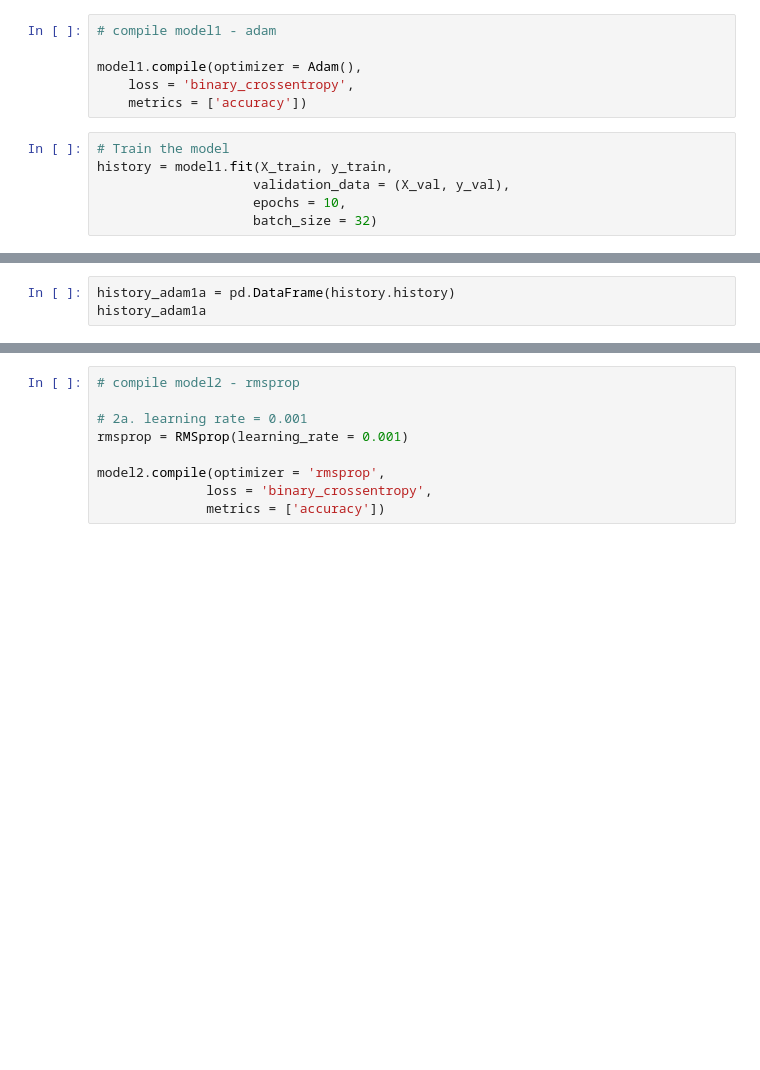
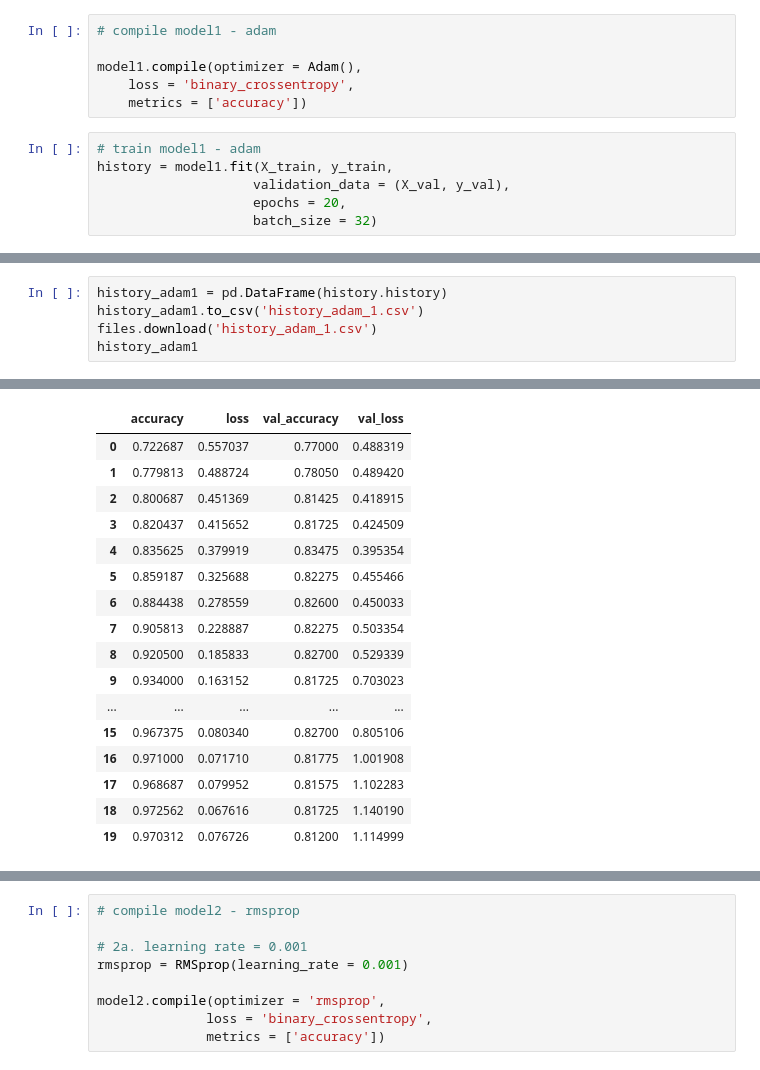
Before and after one commit to FleaBusyBeeBergs/dtsa5511-cnn-cancer-detection, a Jupyter notebook: cnn-cancer-detection.ipynb, the cells around one changed output, grey strips where cells are left out. Drawn from its saved outputs; the diff is of its cells as text; blank space fills up the shorter version.

```diff
--- a/cnn-cancer-detection.ipynb
+++ b/cnn-cancer-detection.ipynb
@@ -361,9 +387,9 @@ model1.compile(optimizer = Adam(),
     loss = 'binary_crossentropy',
     metrics = ['accuracy'])
 # %%
-# Train the model
+# train model1 - adam
 history = model1.fit(X_train, y_train,
                     validation_data = (X_val, y_val),
-                    epochs = 10,
+                    epochs = 20,
                     batch_size = 32)
 # %% [output]
@@ -390,3 +413,6 @@ Epoch 10/10
-# %%
-history_adam1a = pd.DataFrame(history.history)
-history_adam1a
+# %%
+history_adam1 = pd.DataFrame(history.history)
+history_adam1.to_csv('history_adam_1.csv')
+files.download('history_adam_1.csv')
+history_adam1
+# %% [output]
@@ -393,3 +421,20 @@ history_adam1a
+|  | accuracy | loss | val_accuracy | val_loss |
+| 0 | 0.722687 | 0.557037 | 0.77000 | 0.488319 |
+| 1 | 0.779813 | 0.488724 | 0.78050 | 0.489420 |
+| 2 | 0.800687 | 0.451369 | 0.81425 | 0.418915 |
+| 3 | 0.820437 | 0.415652 | 0.81725 | 0.424509 |
+| 4 | 0.835625 | 0.379919 | 0.83475 | 0.395354 |
+| 5 | 0.859187 | 0.325688 | 0.82275 | 0.455466 |
+| 6 | 0.884438 | 0.278559 | 0.82600 | 0.450033 |
+| 7 | 0.905813 | 0.228887 | 0.82275 | 0.503354 |
+| 8 | 0.920500 | 0.185833 | 0.82700 | 0.529339 |
+| 9 | 0.934000 | 0.163152 | 0.81725 | 0.703023 |
+| ... | ... | ... | ... | ... |
+| 15 | 0.967375 | 0.080340 | 0.82700 | 0.805106 |
+| 16 | 0.971000 | 0.071710 | 0.81775 | 1.001908 |
+| 17 | 0.968687 | 0.079952 | 0.81575 | 1.102283 |
+| 18 | 0.972562 | 0.067616 | 0.81725 | 1.140190 |
+| 19 | 0.970312 | 0.076726 | 0.81200 | 1.114999 |
 # %%
 model2 = Sequential()
 pool_size = (2, 2)
```
Also changed, not shown: parts of 45 cells of this notebook.
